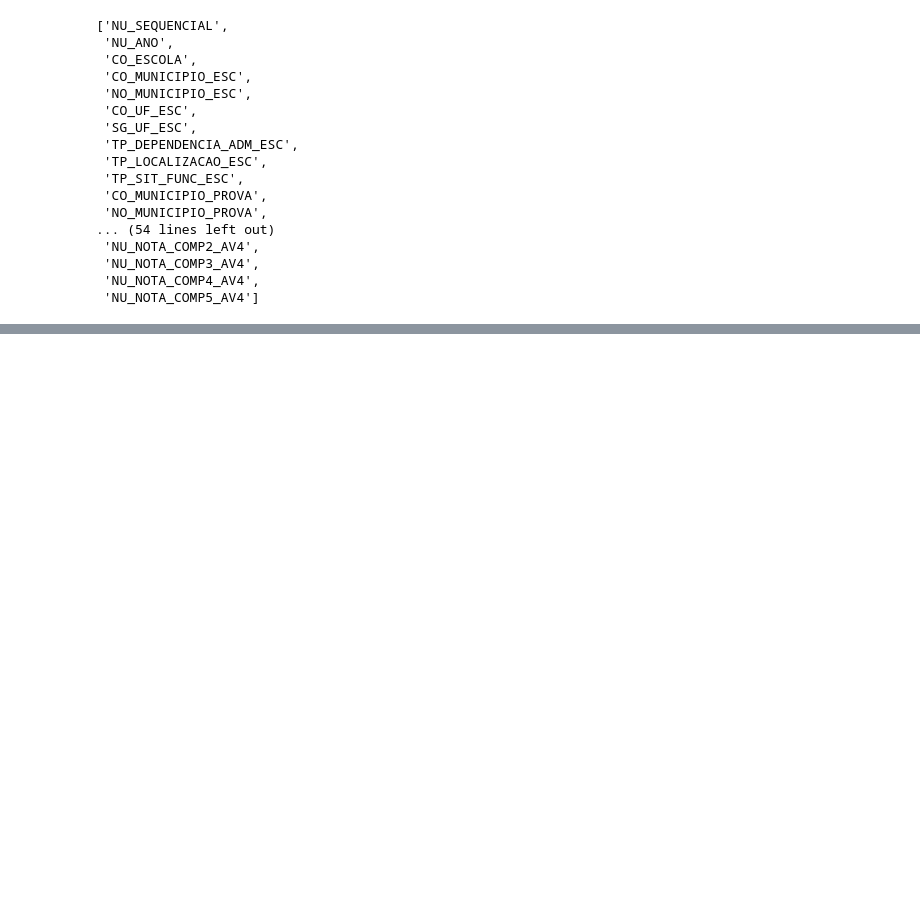
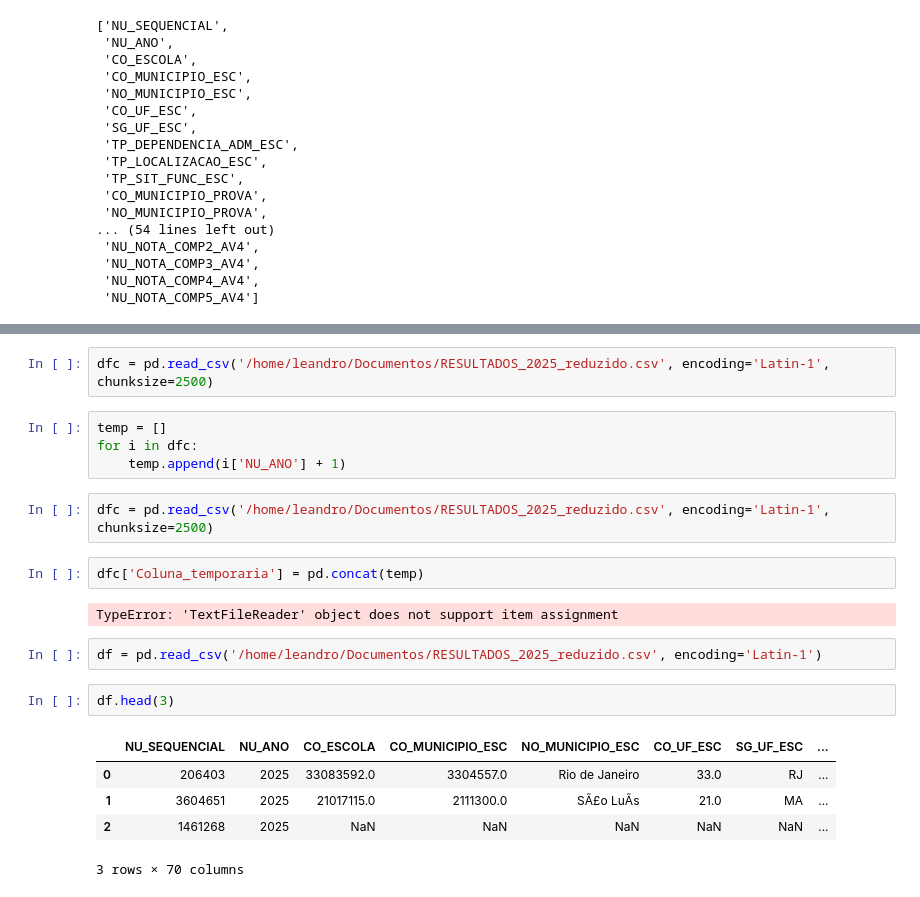
Before and after one commit to leandroclv/analise_manipulacao_dados_pandas_udemy, a Jupyter notebook: bases_gigantes.ipynb, the cells around one changed output, grey strips where cells are left out. Cells and saved outputs as stored; diff of their text form; blank space fills up the shorter version.

```diff
--- a/bases_gigantes.ipynb
+++ b/bases_gigantes.ipynb
@@ -93,0 +166,22 @@ dfc = pd.read_csv('/home/leandro/Documentos/RESULTADOS_2025.csv', nrows=1000, en
+# %%
+dfc = pd.read_csv('/home/leandro/Documentos/RESULTADOS_2025_reduzido.csv', encoding='Latin-1', chunksize=2500)
+# %%
+temp = []
+for i in dfc:
+    temp.append(i['NU_ANO'] + 1)
+# %%
+dfc = pd.read_csv('/home/leandro/Documentos/RESULTADOS_2025_reduzido.csv', encoding='Latin-1', chunksize=2500)
+# %%
+dfc['Coluna_temporaria'] = pd.concat(temp)
+# %% [output]
+TypeError: 'TextFileReader' object does not support item assignment
+# %%
+df = pd.read_csv('/home/leandro/Documentos/RESULTADOS_2025_reduzido.csv', encoding='Latin-1')
+# %%
+df.head(3)
+# %% [output]
+|  | NU_SEQUENCIAL | NU_ANO | CO_ESCOLA | CO_MUNICIPIO_ESC | NO_MUNICIPIO_ESC | CO_UF_ESC | SG_UF_ESC | ... |
+| 0 | 206403 | 2025 | 33083592.0 | 3304557.0 | Rio de Janeiro | 33.0 | RJ | ... |
+| 1 | 3604651 | 2025 | 21017115.0 | 2111300.0 | SÃ£o LuÃ­s | 21.0 | MA | ... |
+| 2 | 1461268 | 2025 | NaN | NaN | NaN | NaN | NaN | ... |
+3 rows × 70 columns
```
Also changed, not shown: parts of 17 cells of this notebook, 1 other file.
